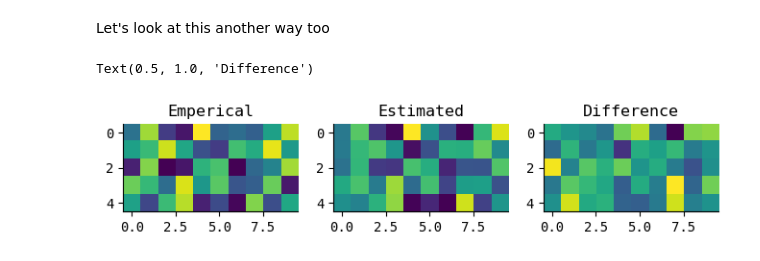
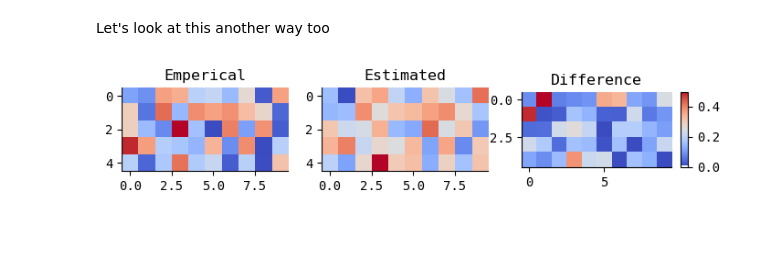
Before and after one commit to w-decker/fmri-linear-mapping, a Jupyter notebook: example.ipynb, the cells around one changed output. Cells and saved outputs as stored; diff of their text form; code cells hidden in the pictures; blank space fills up the shorter version.

Commit message:
update plot

```diff
--- a/example.ipynb
+++ b/example.ipynb
@@ -49,17 +50,24 @@ plt.show()
 Let's look at this another way too
 # %%
 fig, (ax1, ax2, ax3) = plt.subplots(ncols=3, figsize=(8, 8))
-ax1.imshow(_W.reshape(5,10))
+im1 = ax1.imshow(_W.reshape(5,10), cmap='coolwarm')
 ax1.set_title('Emperical')
 
-ax2.imshow(W.reshape(5, 10))
+im2 = ax2.imshow(W.reshape(5, 10), cmap='coolwarm')
 ax2.set_title('Estimated')
 
-ax3.imshow(W.reshape(5, 10) - _W.reshape(5, 10))
+im3 = ax3.imshow(abs(W.reshape(5, 10) - _W.reshape(5, 10)), cmap='coolwarm')
 ax3.set_title('Difference')
+
+
+divider = make_axes_locatable(ax3)
+cax = divider.append_axes("right", size="5%", pad=0.1)
+cbar = fig.colorbar(im3, cax=cax)
+cbar.set_ticks([0, 0.2, 0.4])
+
+plt.show()
 # %% [output]
-Text(0.5, 1.0, 'Difference')
-[figure, old version]
+[figure, new version]
 # %%
 plt.plot(A@W, '--', label="estimated")
 plt.plot(b, lw=4, alpha=0.5, label="emperical")
```
Also changed, not shown: parts of 3 cells of this notebook.
